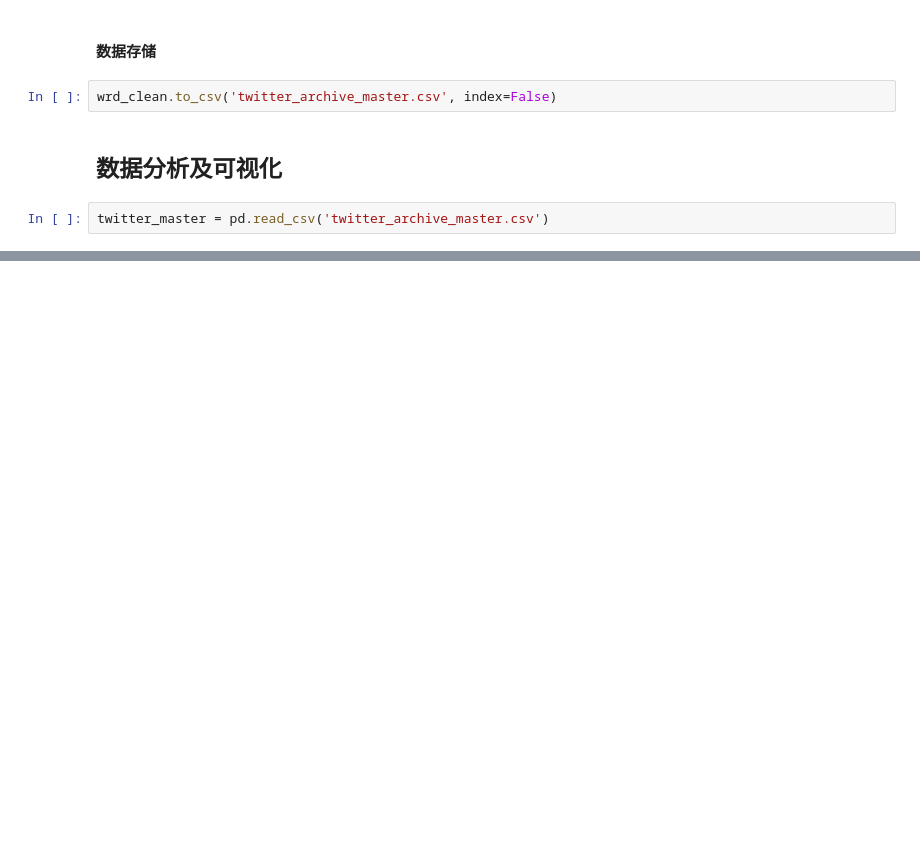
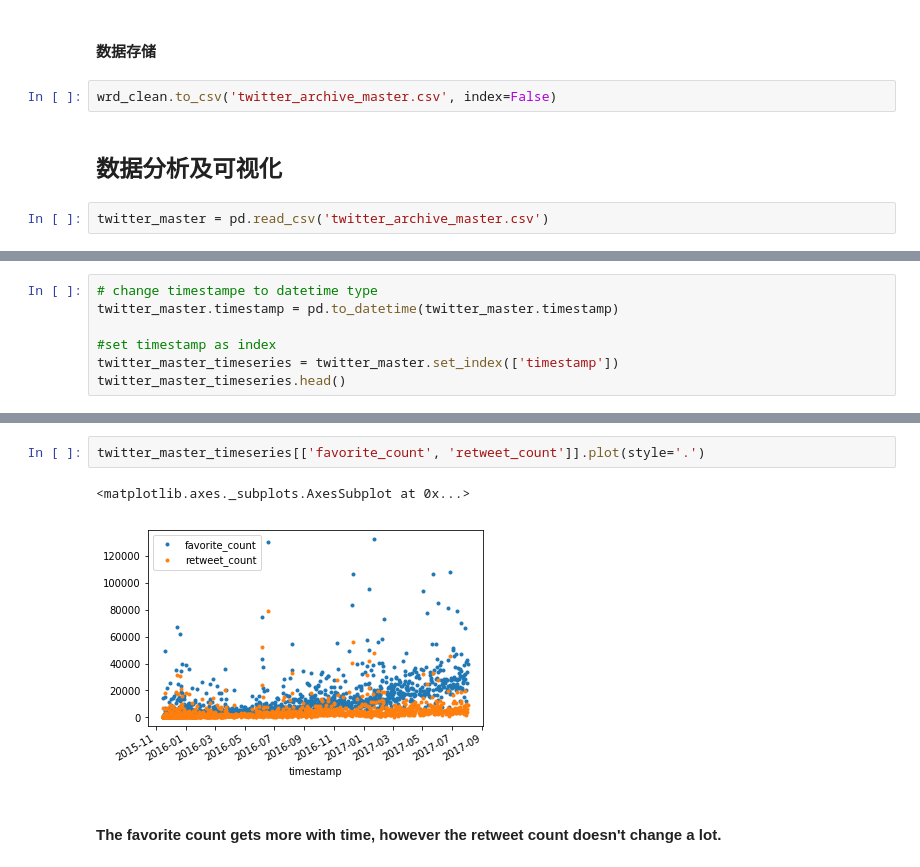
Before and after one commit to jingjingh4/udacity-DA-course, a Jupyter notebook: data-wrangling/WeRateDog/wrangle_act.ipynb, the cells around one changed output, grey strips where cells are left out. Cells and saved outputs as stored; diff of their text form; blank space fills up the shorter version.

```diff
--- a/data-wrangling/WeRateDog/wrangle_act.ipynb
+++ b/data-wrangling/WeRateDog/wrangle_act.ipynb
@@ -489,0 +913,7 @@ plt.show()
+# %%
+# change timestampe to datetime type
+twitter_master.timestamp = pd.to_datetime(twitter_master.timestamp)
+
+#set timestamp as index
+twitter_master_timeseries = twitter_master.set_index(['timestamp'])
+twitter_master_timeseries.head()
@@ -489,0 +928,7 @@ plt.show()
+# %%
+twitter_master_timeseries[['favorite_count', 'retweet_count']].plot(style='.')
+# %% [output]
+<matplotlib.axes._subplots.AxesSubplot at 0x...>
+[figure, added]
+# %% [markdown]
+#### The favorite count gets more with time, however the retweet count doesn't change a lot.
```
Also changed, not shown: parts of 69 cells of this notebook, 5 other files.
